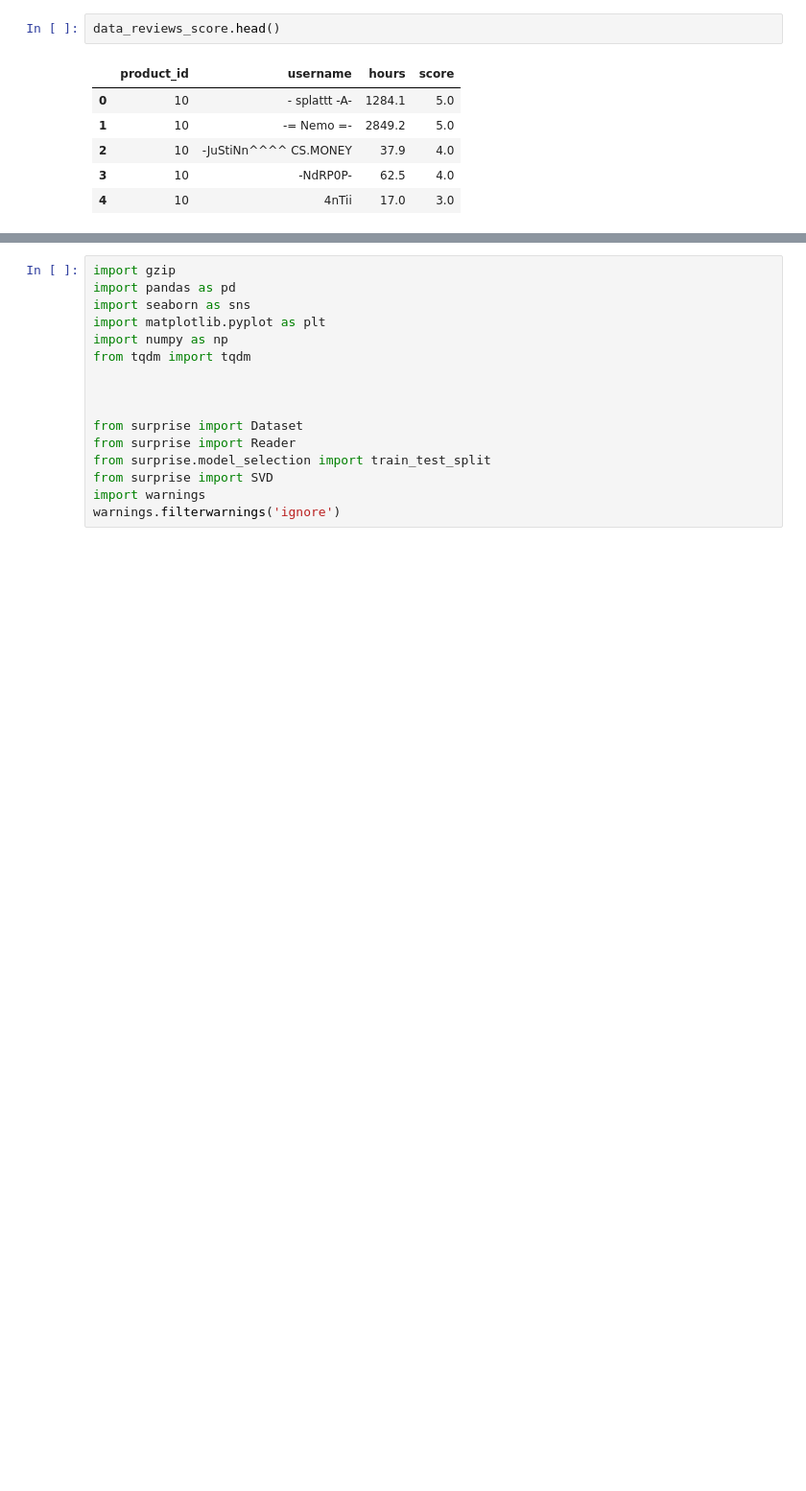
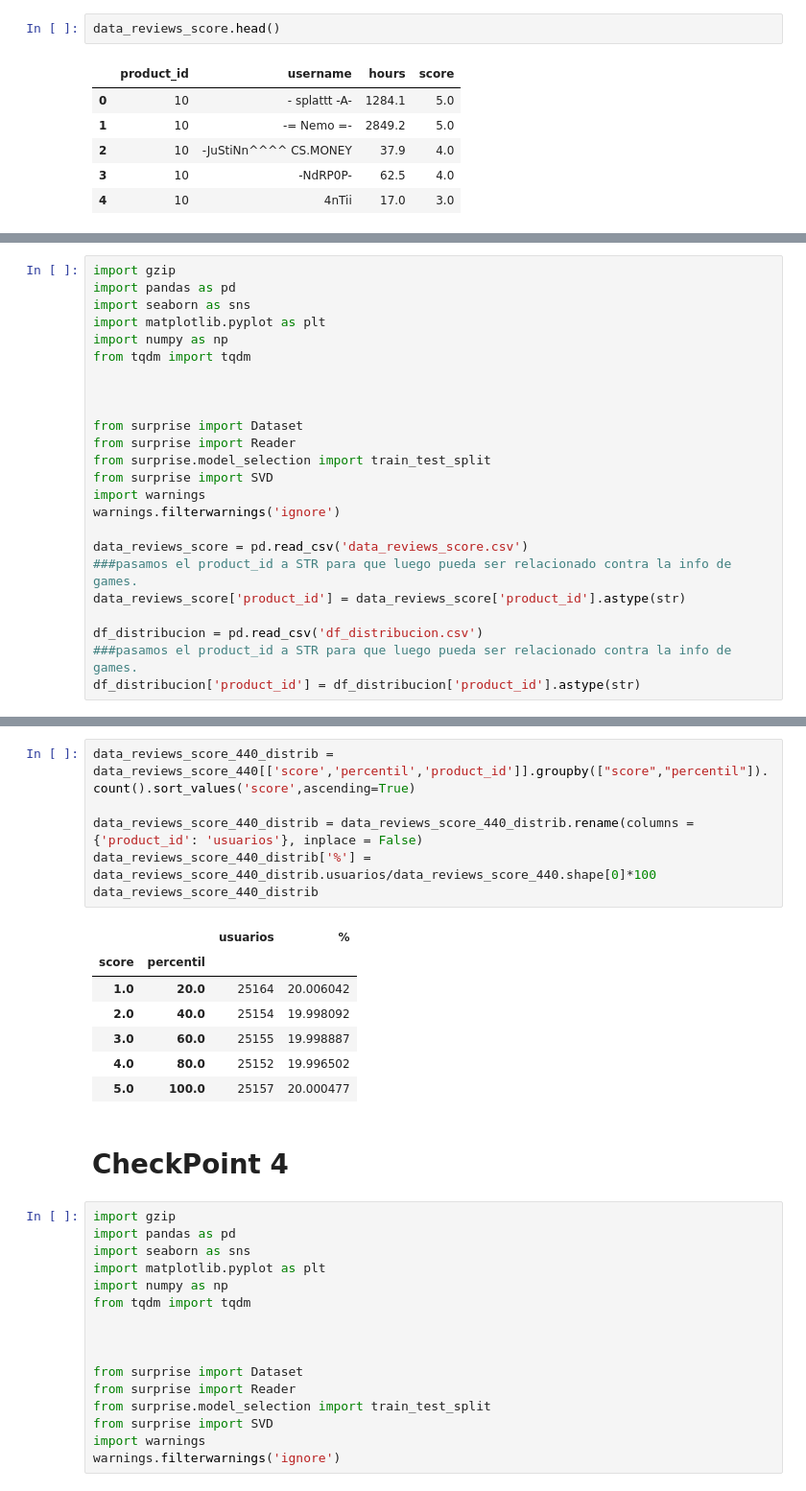
Before and after one commit to ivanaldana/acamica-projects, a Jupyter notebook: DS_Proyecto_03_SR.ipynb, the cells around one changed output, grey strips where cells are left out. Shown: that part at 96% size. Saved outputs shown, nothing was run; the diff lists cells and outputs as text; blank space fills up the shorter version.

Commit message:
Luego de agregar un grafico que faltaba, envio la version final

```diff
--- a/DS_Proyecto_03_SR.ipynb
+++ b/DS_Proyecto_03_SR.ipynb
@@ -385,0 +393,24 @@ data_reviews_score.to_csv('data_reviews_score.csv', index= False)
+# %%
+import gzip
+import pandas as pd
+import seaborn as sns
+import matplotlib.pyplot as plt
+import numpy as np
+from tqdm import tqdm
+
+
+
+from surprise import Dataset
+from surprise import Reader
+from surprise.model_selection import train_test_split
+from surprise import SVD
+import warnings
+warnings.filterwarnings('ignore')
+
+data_reviews_score = pd.read_csv('data_reviews_score.csv')
+###pasamos el product_id a STR para que luego pueda ser relacionado contra la info de games.
+data_reviews_score['product_id'] = data_reviews_score['product_id'].astype(str)
+
+df_distribucion = pd.read_csv('df_distribucion.csv')
+###pasamos el product_id a STR para que luego pueda ser relacionado contra la info de games.
+df_distribucion['product_id'] = df_distribucion['product_id'].astype(str)
@@ -386,3 +476,19 @@ data_reviews_score.to_csv('data_reviews_score.csv', index= False)
+# %%
+data_reviews_score_440_distrib = data_reviews_score_440[['score','percentil','product_id']].groupby(["score","percentil"]).count().sort_values('score',ascending=True)
+
+data_reviews_score_440_distrib = data_reviews_score_440_distrib.rename(columns = {'product_id': 'usuarios'}, inplace = False)
+data_reviews_score_440_distrib['%'] = data_reviews_score_440_distrib.usuarios/data_reviews_score_440.shape[0]*100
+data_reviews_score_440_distrib
+# %% [output]
+|  |  | usuarios | % |
+| score | percentil |  |  |
+| 1.0 | 20.0 | 25164 | 20.006042 |
+| 2.0 | 40.0 | 25154 | 19.998092 |
+| 3.0 | 60.0 | 25155 | 19.998887 |
+| 4.0 | 80.0 | 25152 | 19.996502 |
+| 5.0 | 100.0 | 25157 | 20.000477 |
+# %% [markdown]
+# CheckPoint 4
 # %%
 import gzip
 import pandas as pd
```
Also changed, not shown: parts of 22 cells of this notebook.
